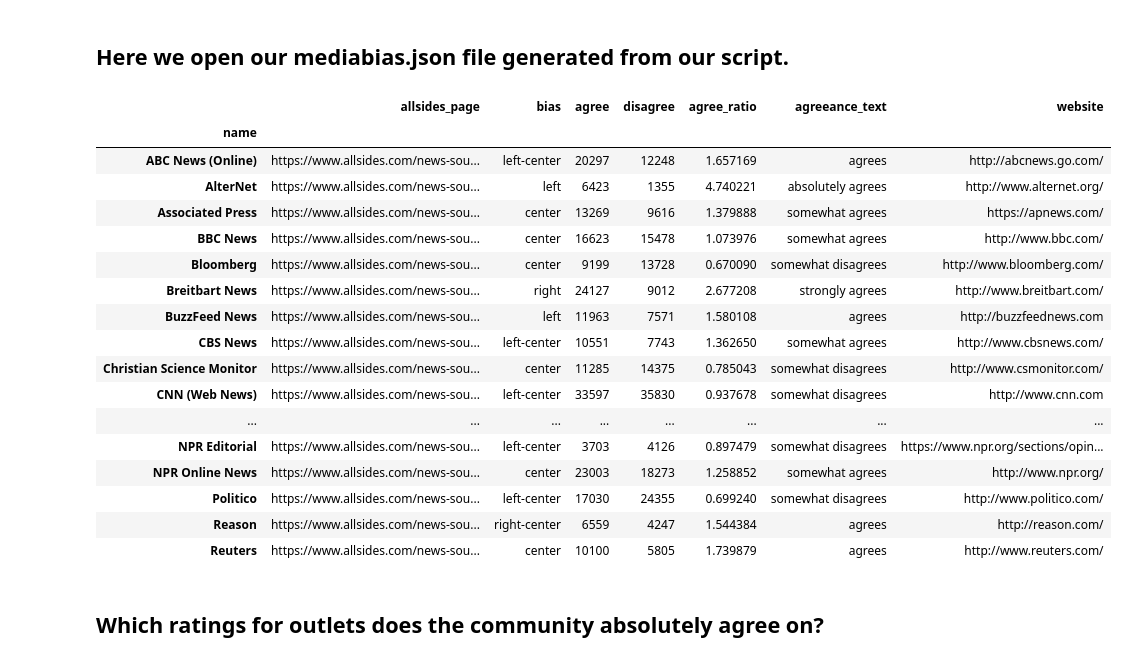
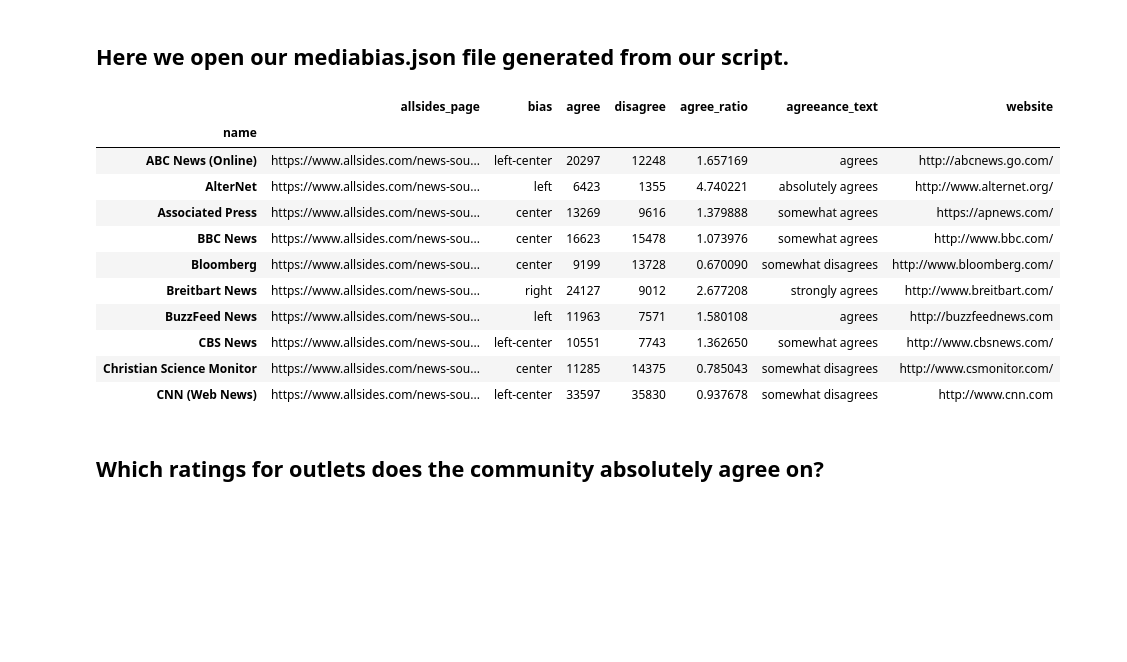
Before and after one commit to angiecodess/Web-scraper-Media-bias, a Jupyter notebook: Mediabias.ipynb, the cells around one changed output. Drawn from its saved outputs; the diff is of its cells as text; code cells hidden in the pictures; blank space fills up the shorter version.

```diff
--- a/Mediabias.ipynb
+++ b/Mediabias.ipynb
@@ -6,30 +6,24 @@ import json
 # %%
 with open('mediabias.json') as f:
   data = json.load(f)
 
 df = pd.DataFrame.from_dict(data)
 df.set_index('name', inplace=True)
 
-df
+df.head(10)
 # %% [output]
 |  | allsides_page | bias | agree | disagree | agree_ratio | agreeance_text | website |
 | name |  |  |  |  |  |  |  |
 | ABC News (Online) | https://www.allsides.com/news-sou... | left-center | 20297 | 12248 | 1.657169 | agrees | http://abcnews.go.com/ |
 | AlterNet | https://www.allsides.com/news-sou... | left | 6423 | 1355 | 4.740221 | absolutely agrees | http://www.alternet.org/ |
 | Associated Press | https://www.allsides.com/news-sou... | center | 13269 | 9616 | 1.379888 | somewhat agrees | https://apnews.com/ |
 | BBC News | https://www.allsides.com/news-sou... | center | 16623 | 15478 | 1.073976 | somewhat agrees | http://www.bbc.com/ |
 | Bloomberg | https://www.allsides.com/news-sou... | center | 9199 | 13728 | 0.670090 | somewhat disagrees | http://www.bloomberg.com/ |
 | Breitbart News | https://www.allsides.com/news-sou... | right | 24127 | 9012 | 2.677208 | strongly agrees | http://www.breitbart.com/ |
 | BuzzFeed News | https://www.allsides.com/news-sou... | left | 11963 | 7571 | 1.580108 | agrees | http://buzzfeednews.com |
 | CBS News | https://www.allsides.com/news-sou... | left-center | 10551 | 7743 | 1.362650 | somewhat agrees | http://www.cbsnews.com/ |
 | Christian Science Monitor | https://www.allsides.com/news-sou... | center | 11285 | 14375 | 0.785043 | somewhat disagrees | http://www.csmonitor.com/ |
 | CNN (Web News) | https://www.allsides.com/news-sou... | left-center | 33597 | 35830 | 0.937678 | somewhat disagrees | http://www.cnn.com |
-| ... | ... | ... | ... | ... | ... | ... | ... |
-| NPR Editorial | https://www.allsides.com/news-sou... | left-center | 3703 | 4126 | 0.897479 | somewhat disagrees | https://www.npr.org/sections/opin... |
-| NPR Online News | https://www.allsides.com/news-sou... | center | 23003 | 18273 | 1.258852 | somewhat agrees | http://www.npr.org/ |
-| Politico | https://www.allsides.com/news-sou... | left-center | 17030 | 24355 | 0.699240 | somewhat disagrees | http://www.politico.com/ |
-| Reason | https://www.allsides.com/news-sou... | right-center | 6559 | 4247 | 1.544384 | agrees | http://reason.com/ |
-| Reuters | https://www.allsides.com/news-sou... | center | 10100 | 5805 | 1.739879 | agrees | http://www.reuters.com/ |
 # %% [markdown]
 ## Which ratings for outlets does the community absolutely agree on?
 # %%
```
